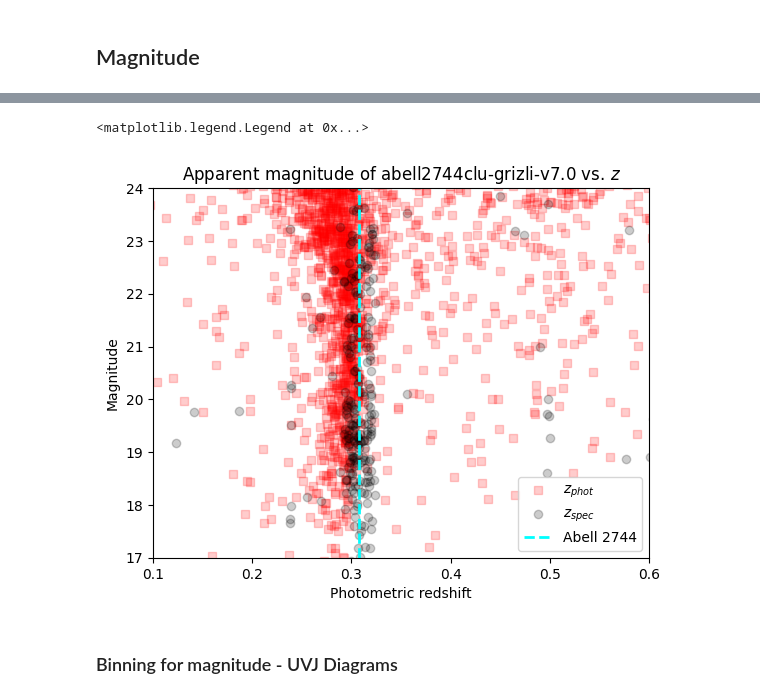
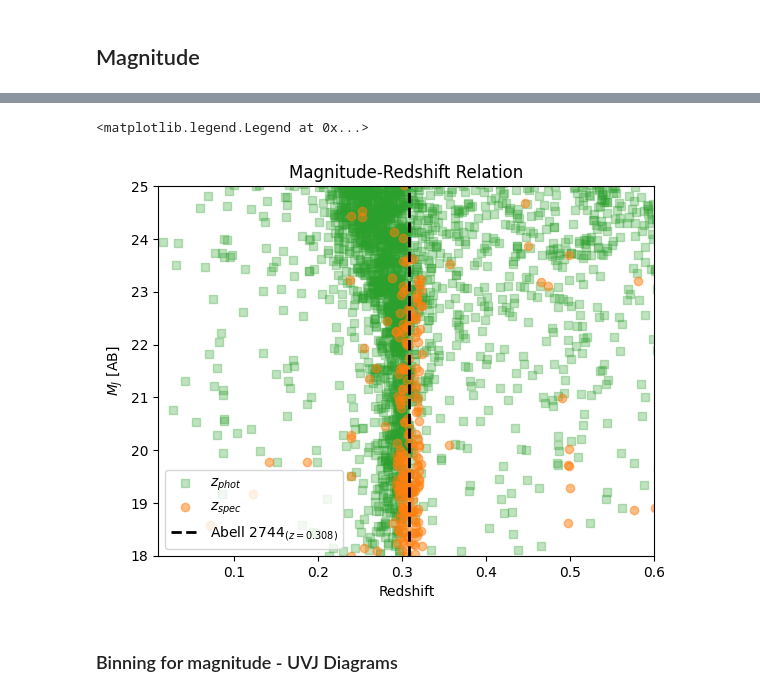
Before and after one commit to mayamerch/block-3-project, a Jupyter notebook: abell 2744.ipynb, the cells around one changed output, grey strips where cells are left out. Cells and saved outputs as stored; diff of their text form; code cells hidden in the pictures.

```diff
--- a/abell 2744.ipynb
+++ b/abell 2744.ipynb
@@ -582,17 +586,15 @@ plt.legend()
 # %%
-plt.scatter(zout['z_phot'], mag_f150, marker='s', alpha=0.2, label='$z_{phot}$', color='red')
-plt.scatter(zout['z_spec'], mag_f150, marker='o', alpha=0.2, label='$z_{spec}$', color='black')
-plt.title(f'Apparent magnitude of {field} vs. $z$')
-plt.ylabel('Magnitude'); plt.xlabel('Photometric redshift')
+plt.scatter(zout['z_phot'], mag_f150, marker='s', alpha=0.3, label='$z_{phot}$', color='tab:green')
+plt.scatter(zout['z_spec'], mag_f150, marker='o', alpha=0.5, label='$z_{spec}$', color='tab:orange')
+plt.title('Magnitude-Redshift Relation')
+plt.ylabel('$M_J$ [AB]'); plt.xlabel('Redshift')
 
-plt.xlim(0.1, 0.6); plt.ylim(17, 24)
-plt.axvline(0.308, color='cyan', linestyle='--', linewidth=2, label='Abell 2744')
+plt.xlim(0.01, 0.6); plt.ylim(18, 25)
+plt.axvline(0.308, color='black', linestyle='--', linewidth=2, label='Abell $2744_{(z = 0.308)}$')
 plt.legend()
-
-# make alpha lower to see transparency
 # %% [output]
 <matplotlib.legend.Legend at 0x...>
-[figure, old version]
+[figure, new version]
 # %% [markdown]
 ### Binning for magnitude - UVJ Diagrams
 # %%
```
Also changed, not shown: parts of 13 cells of this notebook.
